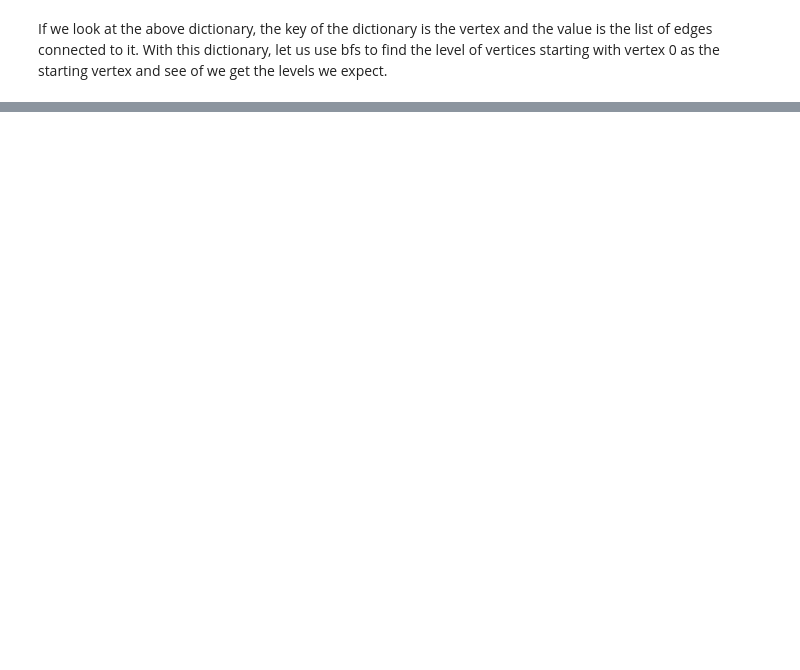
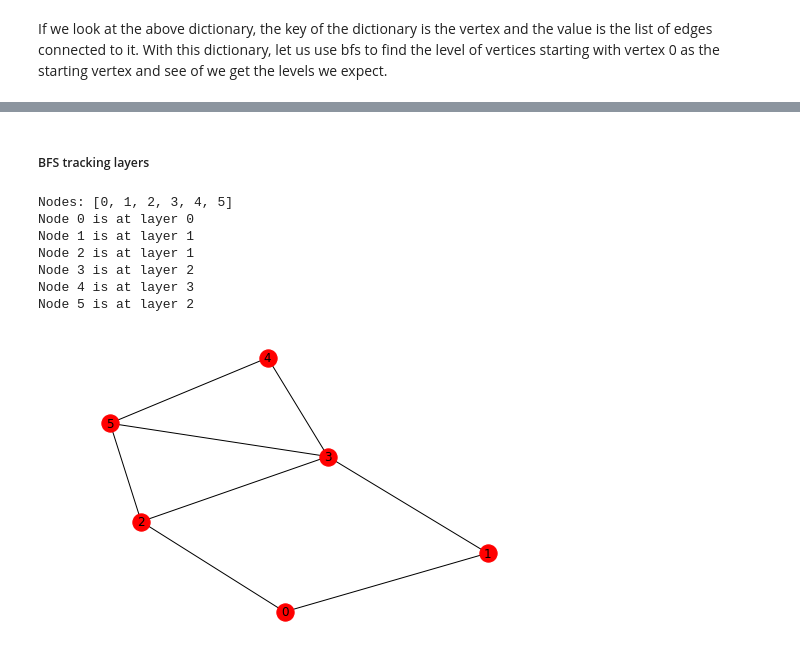
Before and after one commit to aishwarya34/AlgorithmsIlluminated, a Jupyter notebook: C2W1_10GRAPH_SEARCH_AND_CONNECTIVITY.ipynb, the cells around one changed output, grey strips where cells are left out. Cells and saved outputs as stored; diff of their text form; code cells hidden in the pictures; blank space fills up the shorter version.

```diff
--- a/C2W1_10GRAPH_SEARCH_AND_CONNECTIVITY.ipynb
+++ b/C2W1_10GRAPH_SEARCH_AND_CONNECTIVITY.ipynb
@@ -61,0 +98,46 @@ If we look at the above dictionary, the key of the dictionary is the vertex and
+# %% [markdown]
+##### BFS tracking layers
+# %%
+def bfs_layer(G, src):
+    print("Nodes: {}".format(list(G.nodes)))
+    nodes = list(G.nodes)
+    explored = [0]*len(list(G.nodes))
+    i = 0
+    layer = 0
+    explored[nodes.index(src)] = 1
+    q = Queue()
+    q.put(int(src))
+    i += 1
+    for node in nodes:
+        G.nodes[node]['layer'] = float('inf')
+    G.nodes[src]['layer'] = layer
+
+
+    while i != 0:
+        v = q.get()
+        i -= 1
+        w = list(G.adj[v])
+        for adjnode in w:
+            if explored[nodes.index(adjnode)] == 0:
+                explored[nodes.index(adjnode)] = 1
+                q.put(int(adjnode))
+                i += 1
+                G.nodes[adjnode]['layer'] = int(G.nodes[int(v)]['layer']) + 1
+    for n, nlay in G.nodes.data():
+        print("Node {} is at layer {}".format(n, nlay['layer']))
+
+
+G = nx.Graph()
+edges = [(0, 1), (0, 2), (2, 3), (1, 3), (3, 4), (3, 5), (4, 5), (2, 5)]
+G.add_edges_from(edges)
+nx.draw(G, with_labels = True)
+bfs_layer(G, 0)
+# %% [output]
+Nodes: [0, 1, 2, 3, 4, 5]
+Node 0 is at layer 0
+Node 1 is at layer 1
+Node 2 is at layer 1
+Node 3 is at layer 2
+Node 4 is at layer 3
+Node 5 is at layer 2
+[figure, added]
```
Also changed, not shown: parts of 10 cells of this notebook.
